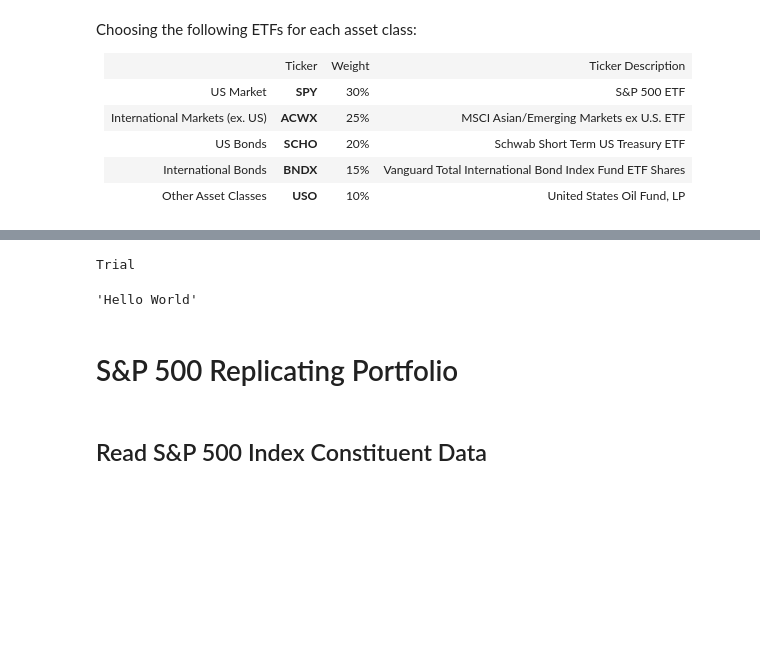
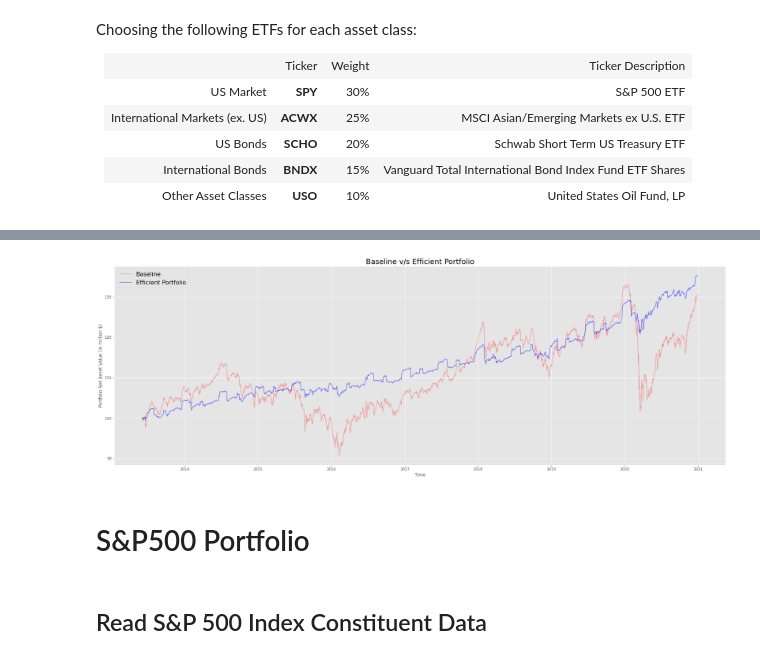
Before and after one commit to rohitashwachaks/finance, a Jupyter notebook: InvestmentStategies - Vito/HW3/portfolio.ipynb, the cells around one changed output, grey strips where cells are left out. Drawn from its saved outputs; the diff is of its cells as text; code cells hidden in the pictures; blank space fills up the shorter version.

```diff
--- a/InvestmentStategies - Vito/HW3/portfolio.ipynb
+++ b/InvestmentStategies - Vito/HW3/portfolio.ipynb
@@ -114,12 +228,14 @@ Current Investment: 1000000
 portfolio_val = pd.Series([], dtype=float)
 portfolio_returns = pd.Series([], dtype=float)
 
-for date in stock_data.index[:1]:
+for date in stock_data.index:
     tmpdf = stock_data.loc[date]
-    valuation, returns =  benchmark_portfolio.run(date= date, price= tmpdf, tickerlist = portfolio_tickers)
+    tmpdf = tmpdf.unstack().T
+    valuation, returns =  capm_portfolio.run(date= date, price= tmpdf, tickerlist = portfolio_tickers)
     if (valuation, returns) == (-1,-1):
         print(portfolio_val.index[-1],date.date(), valuation, returns)
         continue
     portfolio_val[date] = valuation
     portfolio_returns[date] = returns
+portfolio_val.head()
 # %% [output]
@@ -127,13 +265,17 @@ KeyError: 'div'
-# %%
-module = __import__("trading_algo")
-class_ = getattr(module, "trial_algo")
-instance = class_(name="Trial")
-instance.run()
-# %% [output]
-Trial
-'Hello World'
+# %%
+plt.figure().set_size_inches(30, 10,  forward=True)
+
+plt.plot(benchmark_val, color = "red", alpha = 0.3, label = benchmark_portfolio.target)
+plt.plot(portfolio_val, color = "blue", alpha = 0.5, label = capm_portfolio.target)
+plt.legend(fontsize = 16)
+plt.xlabel("Time")
+plt.ylabel("Portfolio Net Asset Value (in million $)")
+plt.title("Baseline v/s Efficient Portfolio", fontsize = 20)
+plt.show()
+# %% [output]
+[figure, added]
 # %% [markdown]
-# S&P 500 Replicating Portfolio
+# S&P500 Portfolio
 # %% [markdown]
 ## Read S&P 500 Index Constituent Data
 # %% [markdown]
```
Also changed, not shown: parts of 44 cells of this notebook, 3 other files.
